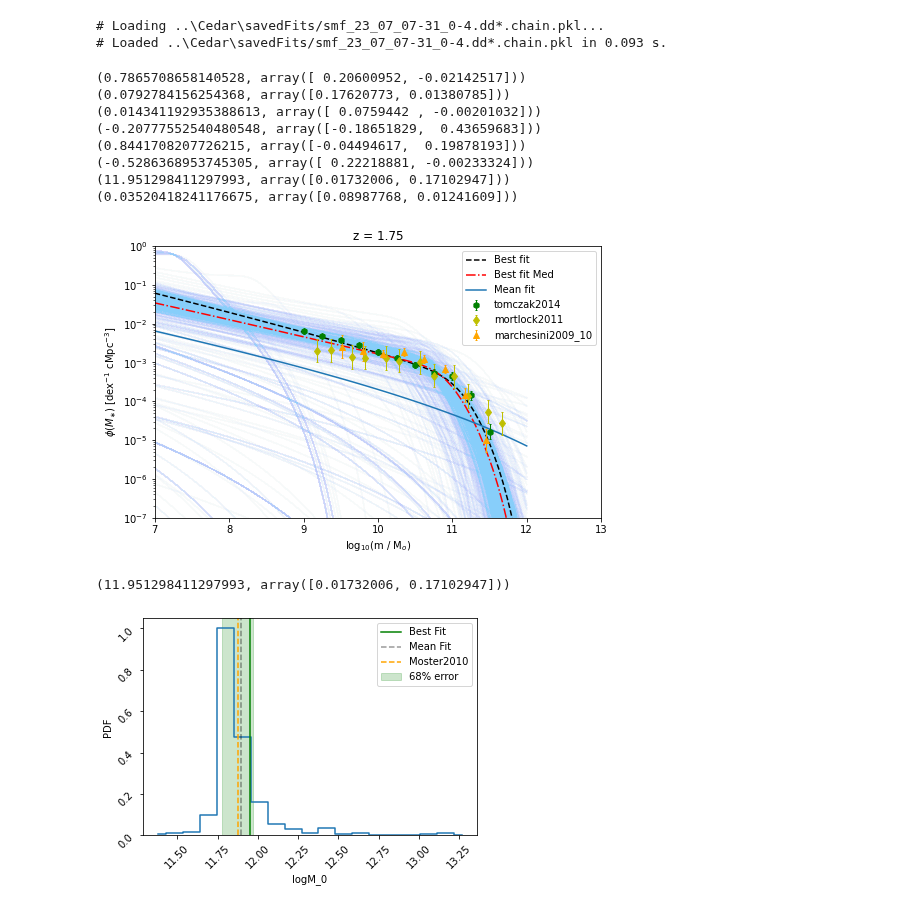
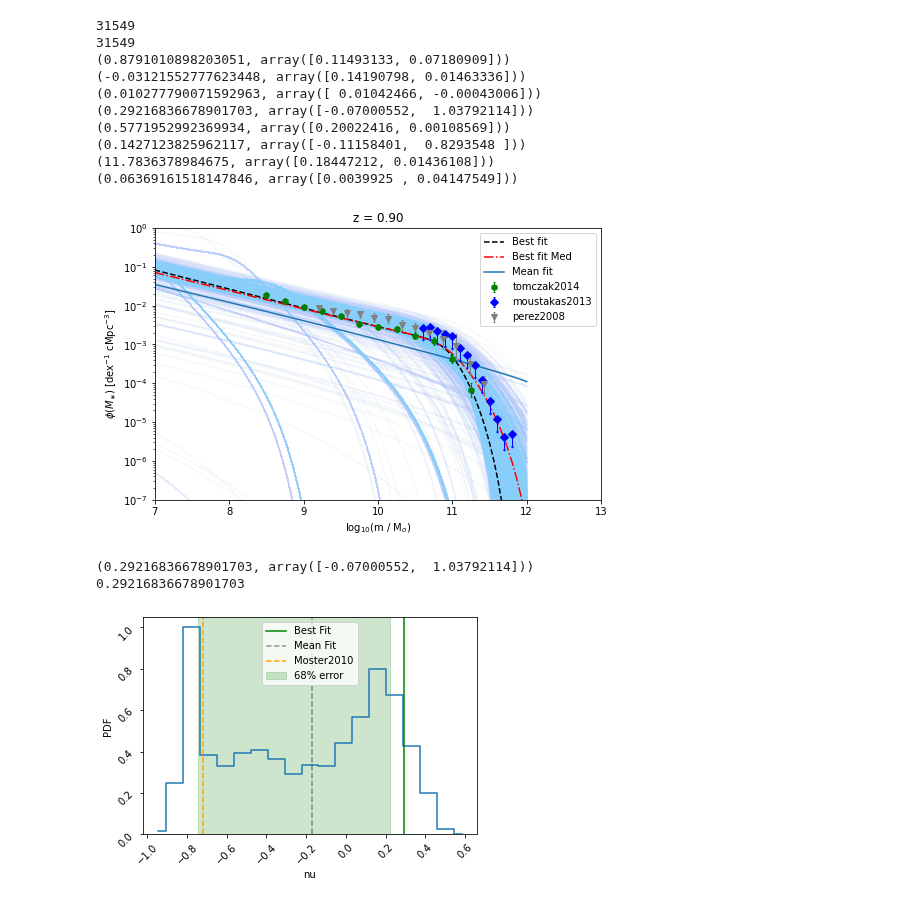
Before and after one commit to eklem1/GalaxySim, a Jupyter notebook: FitResults.ipynb, the cells around one changed output. Drawn from its saved outputs; the diff is of its cells as text; code cells hidden in the pictures.

```diff
--- a/FitResults.ipynb
+++ b/FitResults.ipynb
@@ -28,8 +28,8 @@ blob_i2 = [('z', redshifts)]
 blob_f2 = ['SFRD']
 # %%
 # anl = ares.analysis.ModelSet('MCMC_files/blob_test1')
-# anl = ares.analysis.ModelSet('..\Cedar\savedFits/smf_14_07_13-54_4') #default, batch run
-anl = ares.analysis.ModelSet('..\Cedar\savedFits/smf_23_07_07-31_0-4')
+# anl = ares.analysis.ModelSet('..\Cedar\savedFits/smf_24_07_13-20_0.0-4.0')
+anl = ares.analysis.ModelSet('..\Cedar\savedFits/smf_27_07_09-48_0.0-3.0')
 
 labels = \
 {
@@ -142,9 +145,6 @@ anl.WalkerTrajectoriesMultiPlot(best_fit='mode')
 # print(anl.max_likelihood_parameters())
 
 covar = anl.CovarianceMatrix(params)
-# %% [output]
-# Loading ..\Cedar\savedFits/smf_23_07_07-31_0-4.dd*.chain.pkl...
-# Loaded ..\Cedar\savedFits/smf_23_07_07-31_0-4.dd*.chain.pkl in 0.093 s.
 # %%
 pars_ch = {}
 for i in range(len(covar[0])):
@@ -172,18 +172,19 @@ for i in range(len(covar[0])):
 # mode gives bad errors but same val as max_li
 # median gives fine errors, different vals
 
-
 # print(fit_best_like)
 # print(fit_best_median)
 # %% [output]
-(0.7865708658140528, array([ 0.20600952, -0.02142517]))
-(0.0792784156254368, array([0.17620773, 0.01380785]))
-(0.014341192935388613, array([ 0.0759442 , -0.00201032]))
-(-0.20777552540480548, array([-0.18651829,  0.43659683]))
-(0.8441708207726215, array([-0.04494617,  0.19878193]))
-(-0.5286368953745305, array([ 0.22218881, -0.00233324]))
-(11.951298411297993, array([0.01732006, 0.17102947]))
-(0.03520418241176675, array([0.08987768, 0.01241609]))
+31549
+31549
+(0.8791010898203051, array([0.11493133, 0.07180909]))
+(-0.03121552777623448, array([0.14190798, 0.01463336]))
+(0.010277790071592963, array([ 0.01042466, -0.00043006]))
+(0.29216836678901703, array([-0.07000552,  1.03792114]))
+(0.5771952992369934, array([0.20022416, 0.00108569]))
+(0.1427123825962117, array([-0.11158401,  0.8293548 ]))
+(11.7836378984675, array([0.18447212, 0.01436108]))
+(0.06369161518147846, array([0.0039925 , 0.04147549]))
 # %%
 pars_best = ares.util.ParameterBundle("emma:model1")
 
@@ -197,7 +198,7 @@ pars_best_median = ares.util.ParameterBundle("emma:model1")
 pars_best_median.update(fit_best_median)
 pop_best_median = ares.populations.GalaxyPopulation(**pars_best_median)
 # %%
-z = 1.75
+z = 0.9
 
 fig, ax = pl.subplots(figsize=(8, 5))
 Ms_short = np.linspace(7, 12, 80)
@@ -225,39 +226,42 @@ pl.legend()
 # pl.ylim(1e-15, 1e2)
 pl.show()
 # %% [output]
-[figure, old version]
+[figure, new version]
 # %%
 
 bests = [anl.get_1d_error(i, nu=0.68,  peak='mode') for i in params]
-bests_m = [anl.get_1d_error(i, nu=0.68,  peak='median') for i in params]
+means = [anl.get_1d_error(i, nu=0.68,  peak='median') for i in params]
+fit_best_like
 
-
-i = 6
+i = 3
 print(bests[i])
 
 # anl.get_1d_error(params[i], peak="median")
 
 pars = ares.util.ParameterBundle("emma:model1")
 
-# pars_best[params[i]]
+print(fit_best_like[params[i]])
 # pars_mean[params[i]]
 
 ax = anl.PosteriorPDF(pars=params[i])
+
+# pl.axvline(x=fit_best_like[params[i]], ls="-", color="red", label="Best Fit in range")
 
 #best fit with mode
 pl.axvline(x=bests[i][0], ls="-", color="green", label="Best Fit")
 ax.axvspan(bests[i][0]-bests[i][1][1], bests[i][0]+bests[i][1][0], alpha=0.2, color='green' ,label="68% error")
 
 #best fit with mode
 # pl.axvline(x=bests_m[i][0], ls="-", color="purple", label="Best Fit Med")
 # ax.axvspan(bests_m[i][0]-bests_m[i][1][1], bests_m[i][0]+bests_m[i][1][0], alpha=0.2, color='purple' ,label="68% error")
 
-pl.axvline(x=pars_mean[params[i]], ls="--", color="black", label="Mean Fit",  alpha=0.4)
+pl.axvline(x=means[i][0], ls="--", color="black", label="Mean Fit",  alpha=0.4)
 
 pl.axvline(x=pars[params[i]], ls="--", color="orange", label="Moster2010",  alpha=1)
 
 pl.legend()
 pl.show()
 # %% [output]
-(11.951298411297993, array([0.01732006, 0.17102947]))
+(0.29216836678901703, array([-0.07000552,  1.03792114]))
+0.29216836678901703
-[figure, old version]
+[figure, new version]
```
Also changed, not shown: parts of 9 cells of this notebook, 2 other files.
